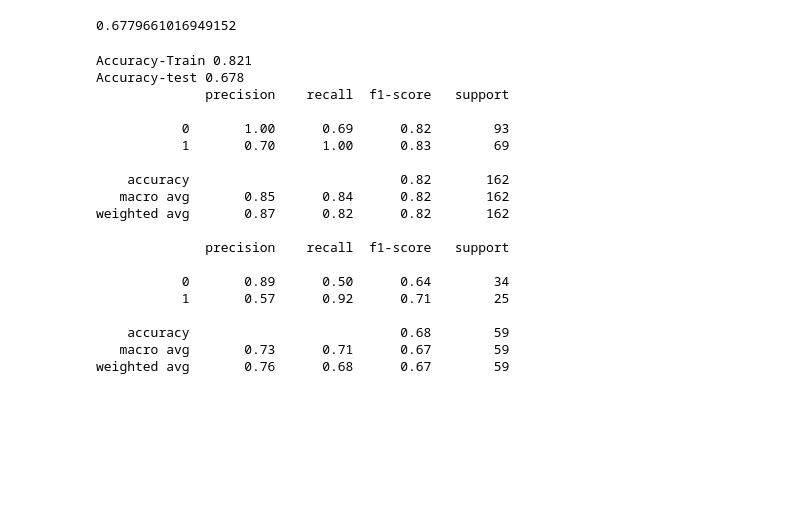
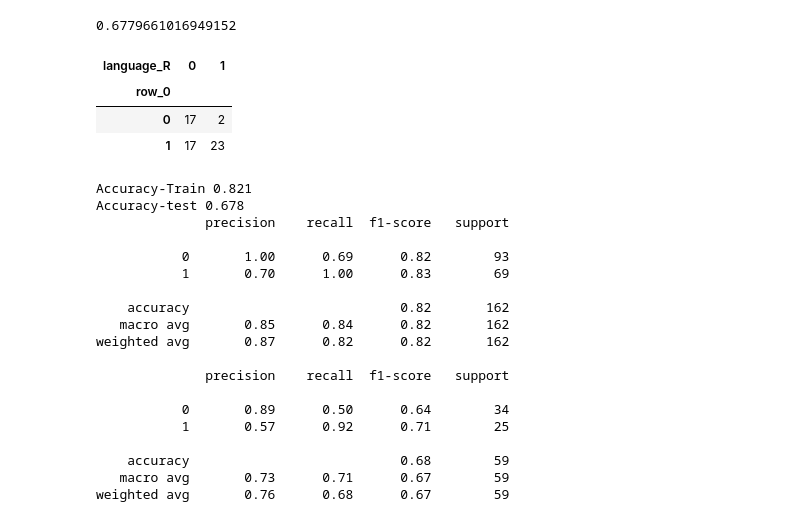
Before and after one commit to Cod-Up-Our-Data/github_language_processing, a Jupyter notebook: model_r.ipynb, the cells around one changed output. Saved outputs shown, nothing was run; the diff lists cells and outputs as text; code cells hidden in the pictures; blank space fills up the shorter version.

```diff
--- a/model_r.ipynb
+++ b/model_r.ipynb
@@ -286,6 +286,14 @@ X_test_bow = tfidf.transform(X_test)
 dtc.score(X_test_bow, y_test)
 # %% [output]
 0.6779661016949152
+# %%
+dtc_preds_test = dtc.predict(X_test_bow)
+pd.crosstab(dtc_preds_test,y_test)
+# %% [output]
+| language_R | 0 | 1 |
+| row_0 |  |  |
+| 0 | 17 | 2 |
+| 1 | 17 | 23 |
 # %%
 print(f'Accuracy-Train {round(dtc.score(X_bow,y_train),4)}')
 print(f'Accuracy-test {round(dtc.score(X_test_bow,y_test),4)}')
```
Also changed, not shown: parts of 11 cells of this notebook, 1 other file.
